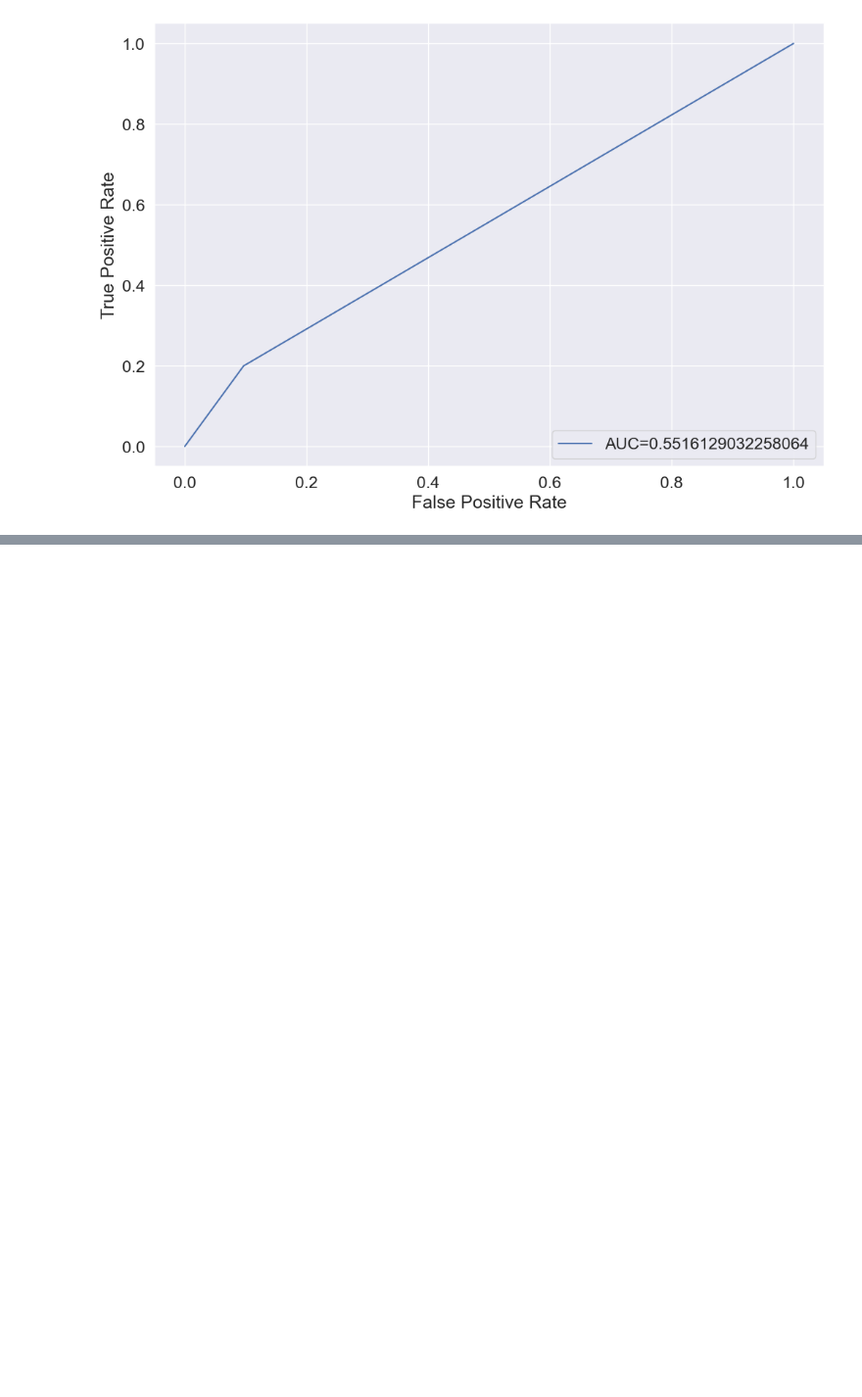
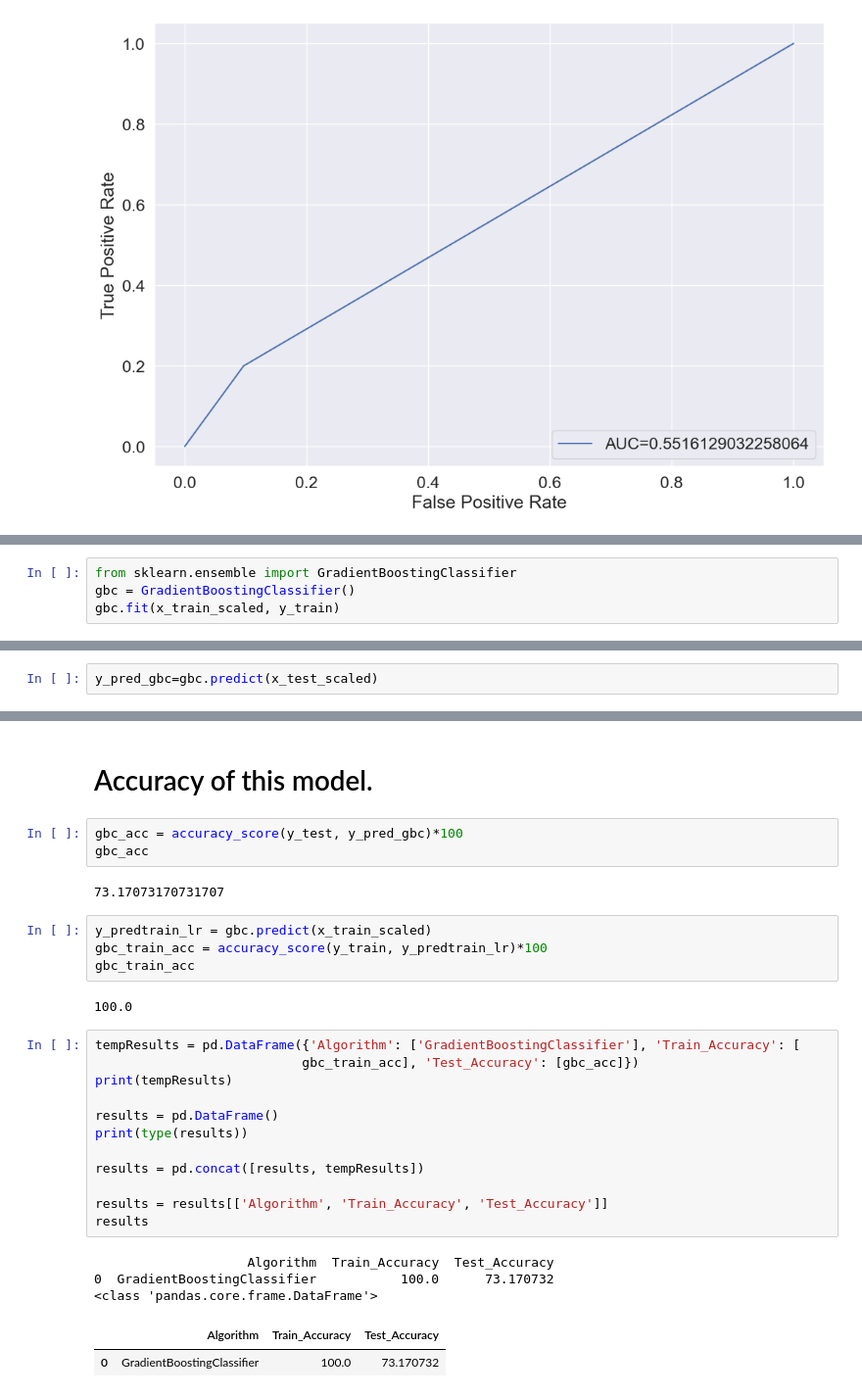
Before and after one commit to n8fury/MVP_Predictor-T20_Mens_Worldcup_2022, a Jupyter notebook: Notebooks/models.ipynb, the cells around one changed output, grey strips where cells are left out. Shown: that part at 98% size. Cells and saved outputs as stored; diff of their text form; blank space fills up the shorter version.

Commit message:
implemented Gradient Boosting Classifier

```diff
--- a/Notebooks/models.ipynb
+++ b/Notebooks/models.ipynb
@@ -662,0 +665,4 @@ plt.show()
+# %%
+from sklearn.ensemble import GradientBoostingClassifier
+gbc = GradientBoostingClassifier()
+gbc.fit(x_train_scaled, y_train)
@@ -662,0 +671,2 @@ plt.show()
+# %%
+y_pred_gbc=gbc.predict(x_test_scaled)
@@ -662,0 +696,31 @@ plt.show()
+# %% [markdown]
+# Accuracy of this model.
+# %%
+gbc_acc = accuracy_score(y_test, y_pred_gbc)*100
+gbc_acc
+# %% [output]
+73.17073170731707
+# %%
+y_predtrain_lr = gbc.predict(x_train_scaled)
+gbc_train_acc = accuracy_score(y_train, y_predtrain_lr)*100
+gbc_train_acc
+# %% [output]
+100.0
+# %%
+tempResults = pd.DataFrame({'Algorithm': ['GradientBoostingClassifier'], 'Train_Accuracy': [
+                           gbc_train_acc], 'Test_Accuracy': [gbc_acc]})
+print(tempResults)
+
+results = pd.DataFrame()
+print(type(results))
+
+results = pd.concat([results, tempResults])
+
+results = results[['Algorithm', 'Train_Accuracy', 'Test_Accuracy']]
+results
+# %% [output]
+                    Algorithm  Train_Accuracy  Test_Accuracy
+0  GradientBoostingClassifier           100.0      73.170732
+<class 'pandas.core.frame.DataFrame'>
+|  | Algorithm | Train_Accuracy | Test_Accuracy |
+| 0 | GradientBoostingClassifier | 100.0 | 73.170732 |
```
Also changed, not shown: parts of 8 cells of this notebook.
